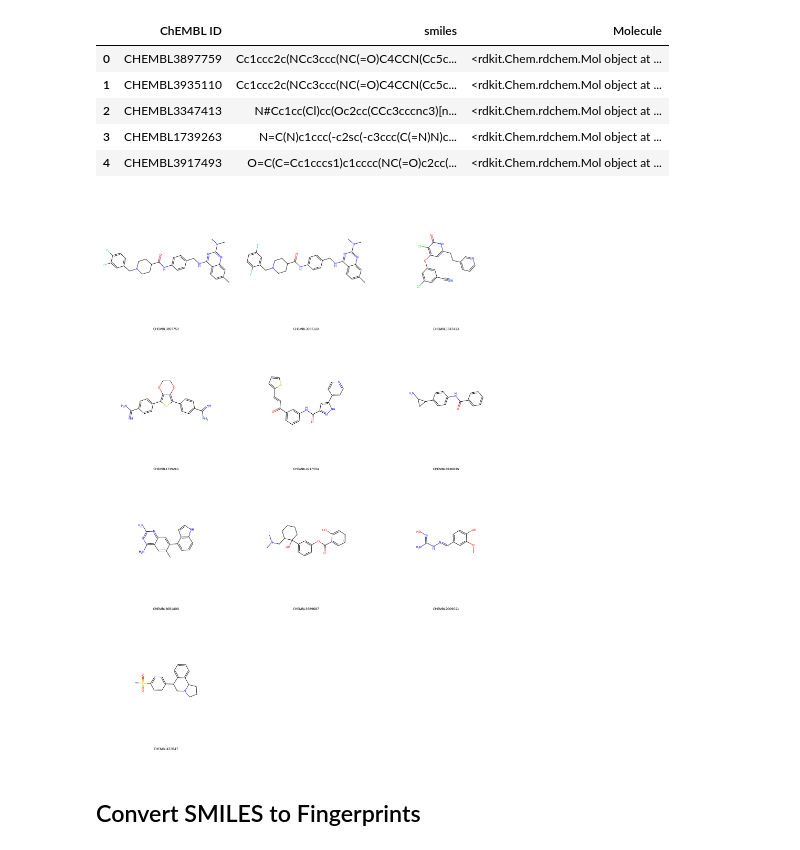
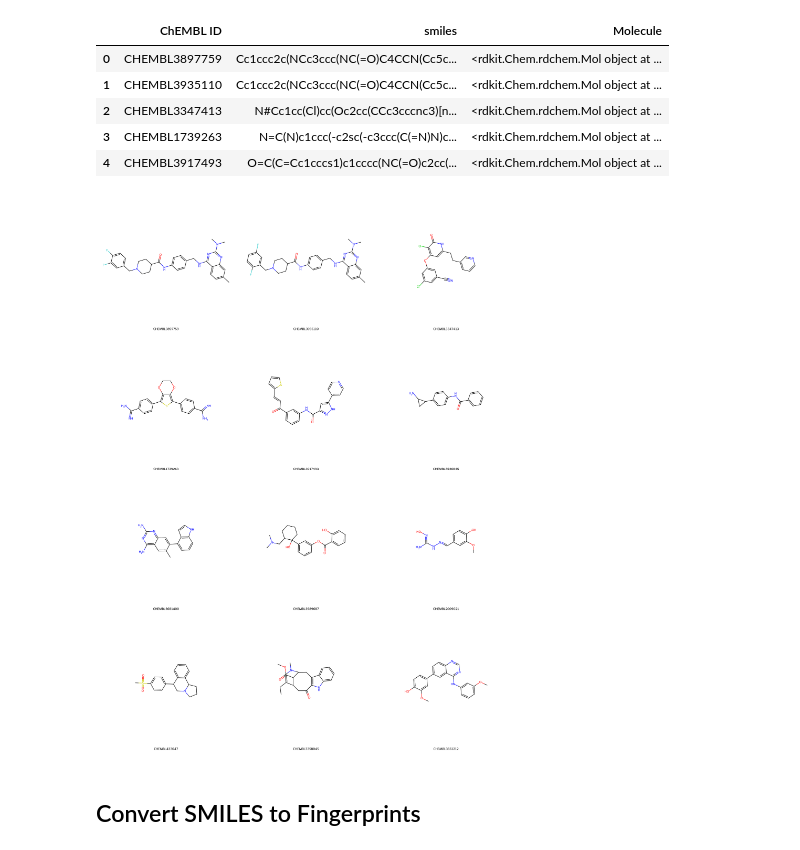
Before and after one commit to NilsDunlop/Flip2Mol, a Jupyter notebook: src/project.ipynb, the cells around one changed output. Cells and saved outputs as stored; diff of their text form; code cells hidden in the pictures.

```diff
--- a/src/project.ipynb
+++ b/src/project.ipynb
@@ -52,14 +53,14 @@ display(smiles_df.head())
 | 4 | CHEMBL3917493 | O=C(C=Cc1cccs1)c1cccc(NC(=O)c2cc(... | <rdkit.Chem.rdchem.Mol object at ... |
 # %%
 # Prepare molecules and ChEMBL IDs for display (limit to first 10)
-mols = smiles_df['Molecule'].tolist()[:10]
-ids = smiles_df['ChEMBL ID'].tolist()[:10]
+mols = smiles_df['Molecule'].tolist()[:12]
+ids = smiles_df['ChEMBL ID'].tolist()[:12]
 
 # Display the grid of molecules
 img = Draw.MolsToGridImage(mols, molsPerRow=3, subImgSize=(700, 700), legends=ids)
 display(img)
 # %% [output]
-[figure, old version]
+[figure, new version]
 # %% [markdown]
 ## Convert SMILES to Fingerprints
 # %%
```
Also changed, not shown: parts of 3 cells of this notebook.
